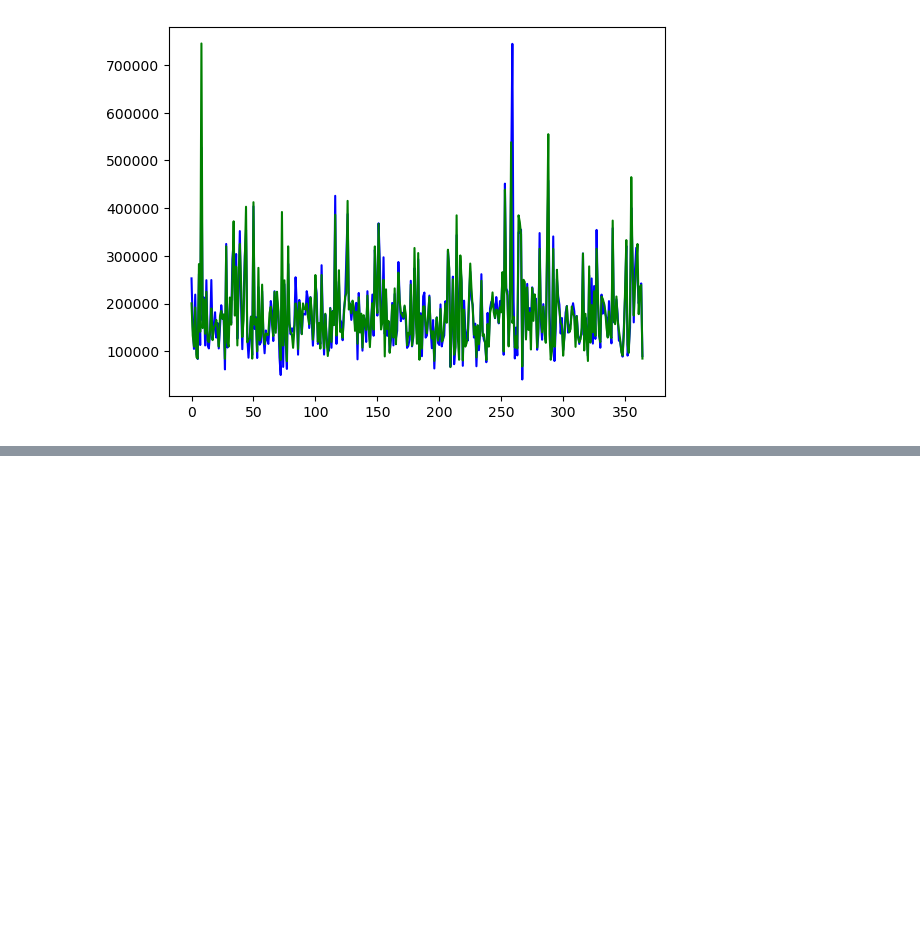
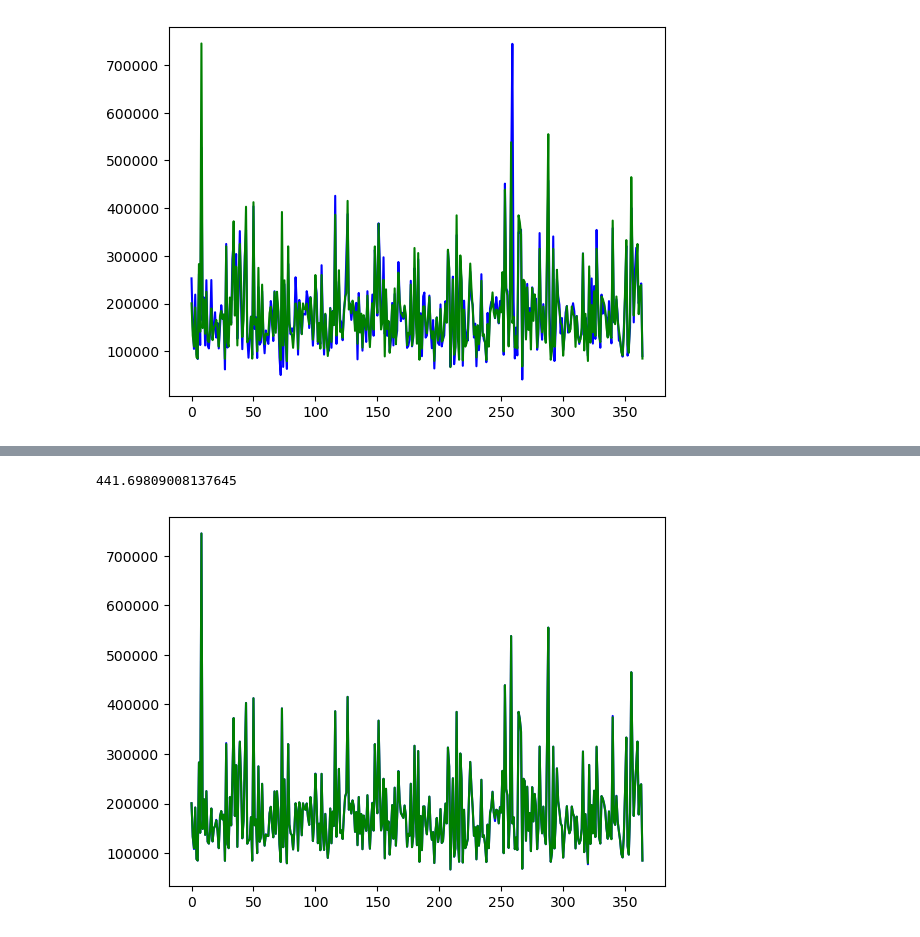
Before and after one commit to Sahadat31/Linear_regression_scratch, a Jupyter notebook: House_Price_Prediction.ipynb, the cells around one changed output, grey strips where cells are left out. Cells and saved outputs as stored; diff of their text form; code cells hidden in the pictures; blank space fills up the shorter version.

Commit message:
Locally weighted linear reg

```diff
--- a/House_Price_Prediction.ipynb
+++ b/House_Price_Prediction.ipynb
@@ -588,3 +587,20 @@ plt.plot(y_test,c='green')
 plt.show()
 # %% [output]
 [figure]
+# %%
+def local_weighted_regression(x0, X, Y, tau):
+    # add bias term
+    x0 = np.r_[1, x0]
+    X = np.c_[np.ones(len(X)), X]
+
+    xw = X.T * weights_calculate(x0, X, tau)
+    theta = np.linalg.pinv(xw @ X) @ xw @ Y
+    return x0 @ theta
+
+# perform weight calculation
+def weights_calculate(x0, X, tau):
+    return np.exp(np.sum((X - x0) ** 2, axis=1) / (-2 * (tau **2) ))
+# %%
+y_pred = [local_weighted_regression(x0, X, y, 0.5) for x0 in X_test]
+# %%
+y_pred = np.array(y_pred)
@@ -590,0 +635,12 @@ plt.show()
+# %%
+error = mean_squared_error(y_test,y_pred)
+rmse = np.sqrt(error)
+print(rmse)
+# %% [output]
+441.69809008137645
+# %%
+plt.plot(y_pred,c='blue')
+plt.plot(y_test,c='green')
+plt.show()
+# %% [output]
+[figure, added]
```
Also changed, not shown: parts of 4 cells of this notebook.
